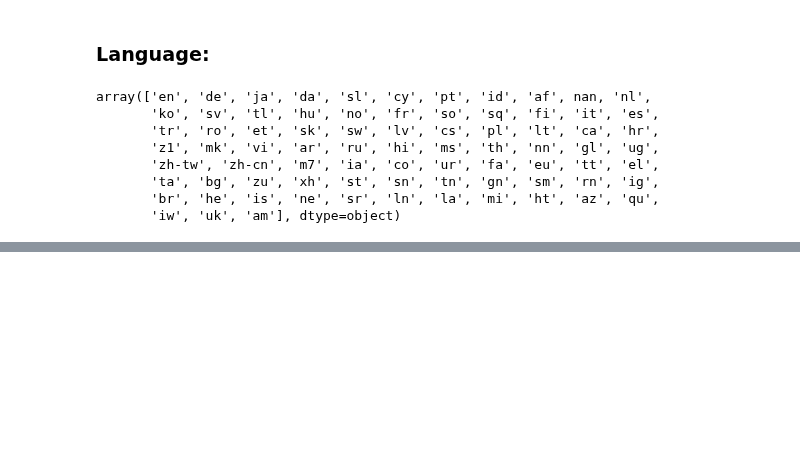
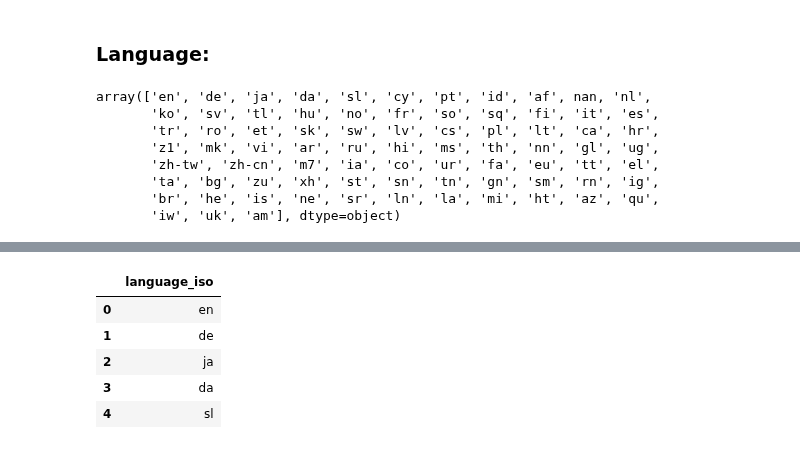
Before and after one commit to fishbrightwise/dap_artificial_dj, a Jupyter notebook: genre_lang_extraction.ipynb, the cells around one changed output, grey strips where cells are left out. Cells and saved outputs as stored; diff of their text form; code cells hidden in the pictures; blank space fills up the shorter version.

```diff
--- a/genre_lang_extraction.ipynb
+++ b/genre_lang_extraction.ipynb
@@ -158,0 +174,10 @@ array(['en', 'de', 'ja', 'da', 'sl', 'cy', 'pt', 'id', 'af', nan, 'nl',
+# %%
+langauges = pd.DataFrame(df['language'].dropna().unique(), index=None, columns=['language_iso'])
+langauges.head()
+# %% [output]
+|  | language_iso |
+| 0 | en |
+| 1 | de |
+| 2 | ja |
+| 3 | da |
+| 4 | sl |
```
Also changed, not shown: parts of 8 cells of this notebook.
